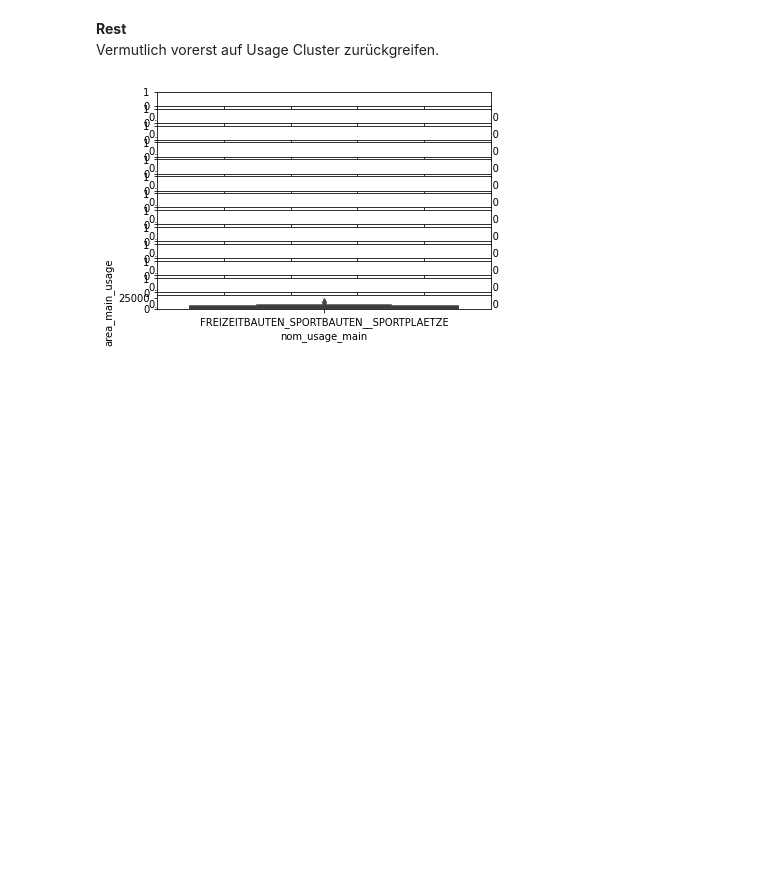
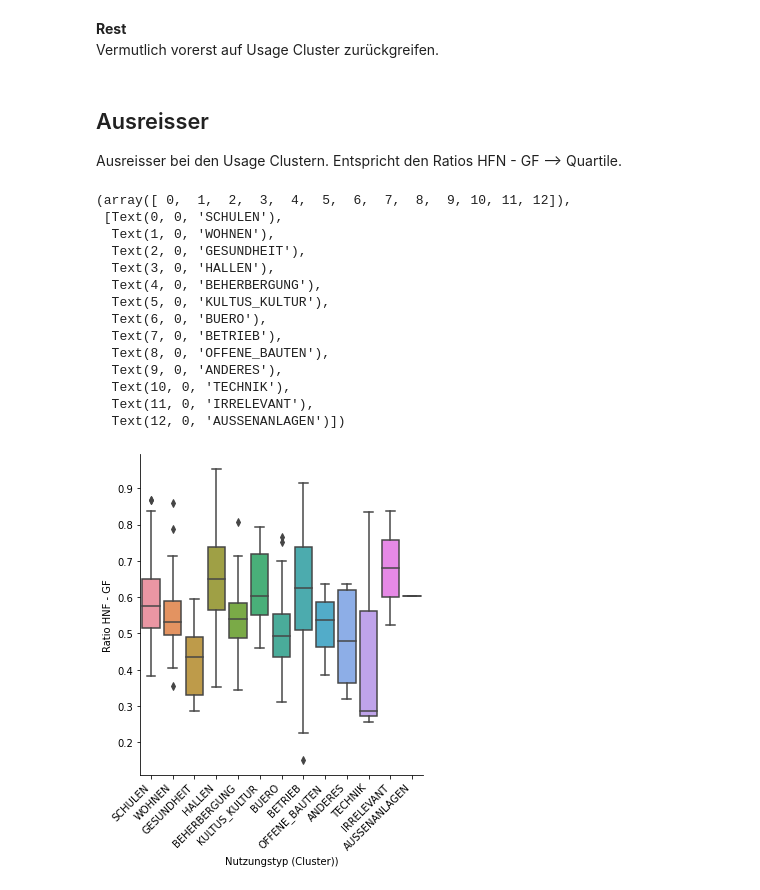
Before and after one commit to FHNW-RW/ip5-metriken-bauwesen, a Jupyter notebook: src/usage.ipynb, the cells around one changed output. Cells and saved outputs as stored; diff of their text form; code cells hidden in the pictures; blank space fills up the shorter version.

```diff
--- a/src/usage.ipynb
+++ b/src/usage.ipynb
@@ -103,12 +107,35 @@ charts.lmplot_gf_hnf(schulen_df, hue=im.FIELD_NOM_USAGE_MAIN)
 # %% [markdown]
 **Rest**<br>
 Vermutlich vorerst auf Usage Cluster zurückgreifen.
-# %%
-usage_clusters = df[im.FIELD_USAGE_CLUSTER].unique()
-figure, axes = plt.subplots(usage_clusters.size, 1)
-for i in usage_clusters:
-    usageDf = df[df[im.FIELD_USAGE_CLUSTER] == i]
-    sns.boxplot(x=im.FIELD_NOM_USAGE_MAIN, y=im.FIELD_AREA_MAIN_USAGE, data=usageDf)
-plt.show()
-# %% [output]
-[figure, removed]
+# %% [markdown]
+## Ausreisser
+Ausreisser bei den Usage Clustern.
+Entspricht den Ratios HFN - GF --> Quartile.
+# %%
+# TODO: Uses SIA 416 only
+df['ratio_hnf_gf'] = df.eval(f'{im.FIELD_AREA_MAIN_USAGE} / {im.FIELD_AREA_TOTAL_FLOOR_416}')
+gf = sns.catplot(x=im.FIELD_USAGE_CLUSTER, y="ratio_hnf_gf", kind="box", data=df)
+
+gf.set(xlabel='Nutzungstyp (Cluster))', ylabel='Ratio HNF - GF')
+plt.xticks(
+    rotation=45,
+    horizontalalignment='right',
+    fontweight='normal',
+    fontsize='medium'
+)
+# %% [output]
+(array([ 0,  1,  2,  3,  4,  5,  6,  7,  8,  9, 10, 11, 12]),
+ [Text(0, 0, 'SCHULEN'),
+  Text(1, 0, 'WOHNEN'),
+  Text(2, 0, 'GESUNDHEIT'),
+  Text(3, 0, 'HALLEN'),
+  Text(4, 0, 'BEHERBERGUNG'),
+  Text(5, 0, 'KULTUS_KULTUR'),
+  Text(6, 0, 'BUERO'),
+  Text(7, 0, 'BETRIEB'),
+  Text(8, 0, 'OFFENE_BAUTEN'),
+  Text(9, 0, 'ANDERES'),
+  Text(10, 0, 'TECHNIK'),
+  Text(11, 0, 'IRRELEVANT'),
+  Text(12, 0, 'AUSSENANLAGEN')])
+[figure, added]
```
Also changed, not shown: parts of 6 cells of this notebook.
